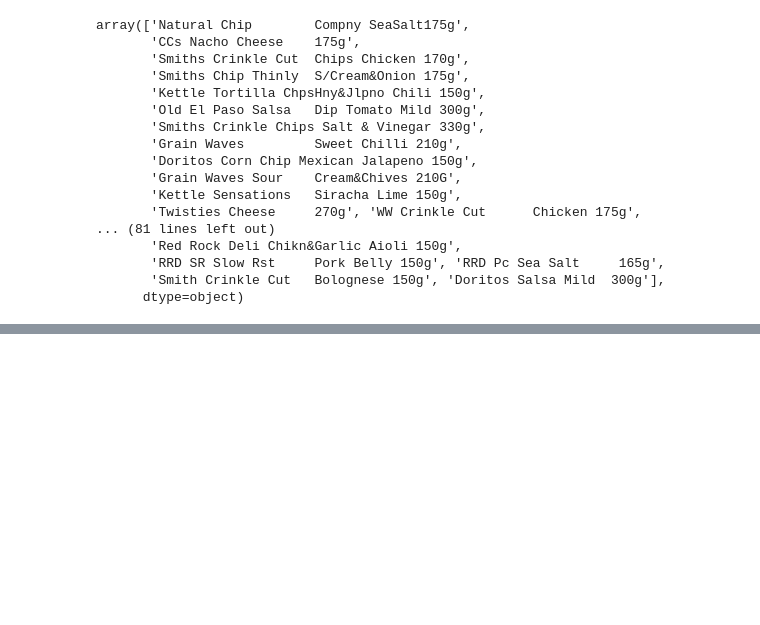
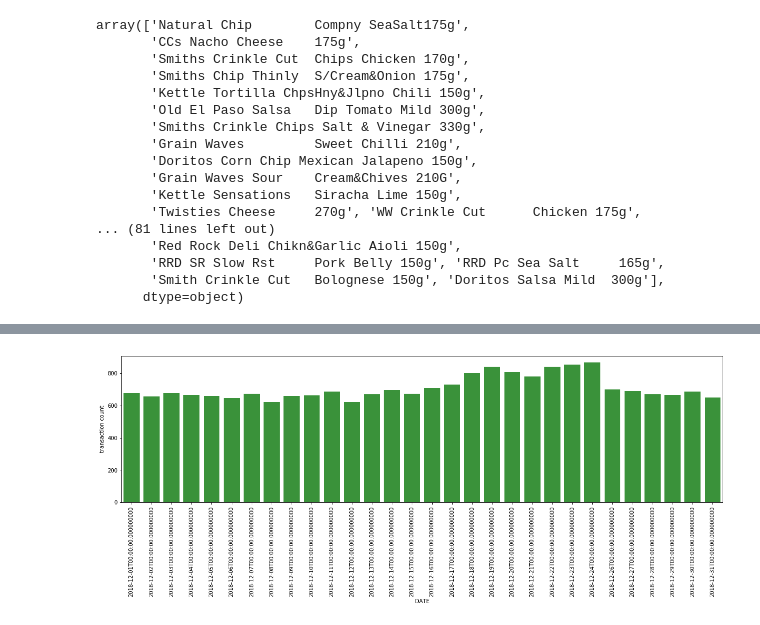
Before and after one commit to natalyabakhshetyan/quantium_data_analysis, a Jupyter notebook: analysis.ipynb, the cells around one changed output, grey strips where cells are left out. Cells and saved outputs as stored; diff of their text form; code cells hidden in the pictures; blank space fills up the shorter version.

```diff
--- a/analysis.ipynb
+++ b/analysis.ipynb
@@ -93,0 +222,14 @@ common_words[:5]
+# %%
+# zoom in December 2018 transactions
+
+default_color = sb.color_palette()[2]
+plt.figure(figsize = [20,5])
+
+sb.countplot(x='DATE', data=filtered_transaction_data[
+    (filtered_transaction_data['DATE'] <= '2018-12-31') & (filtered_transaction_data['DATE'] >= '2018-12-01')],
+             color=default_color)
+plt.xticks(rotation=90)
+plt.ylabel('transaction count')
+plt.show()
+# %% [output]
+[figure, added]
```
Also changed, not shown: parts of 12 cells of this notebook.
